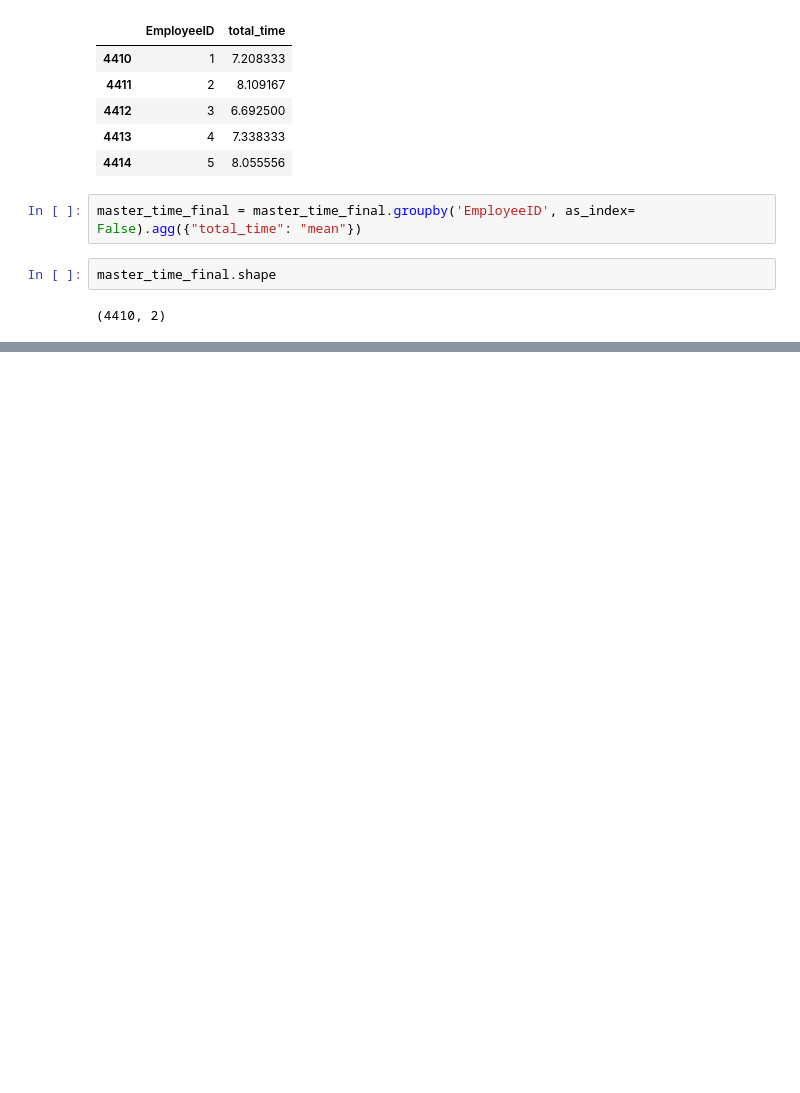
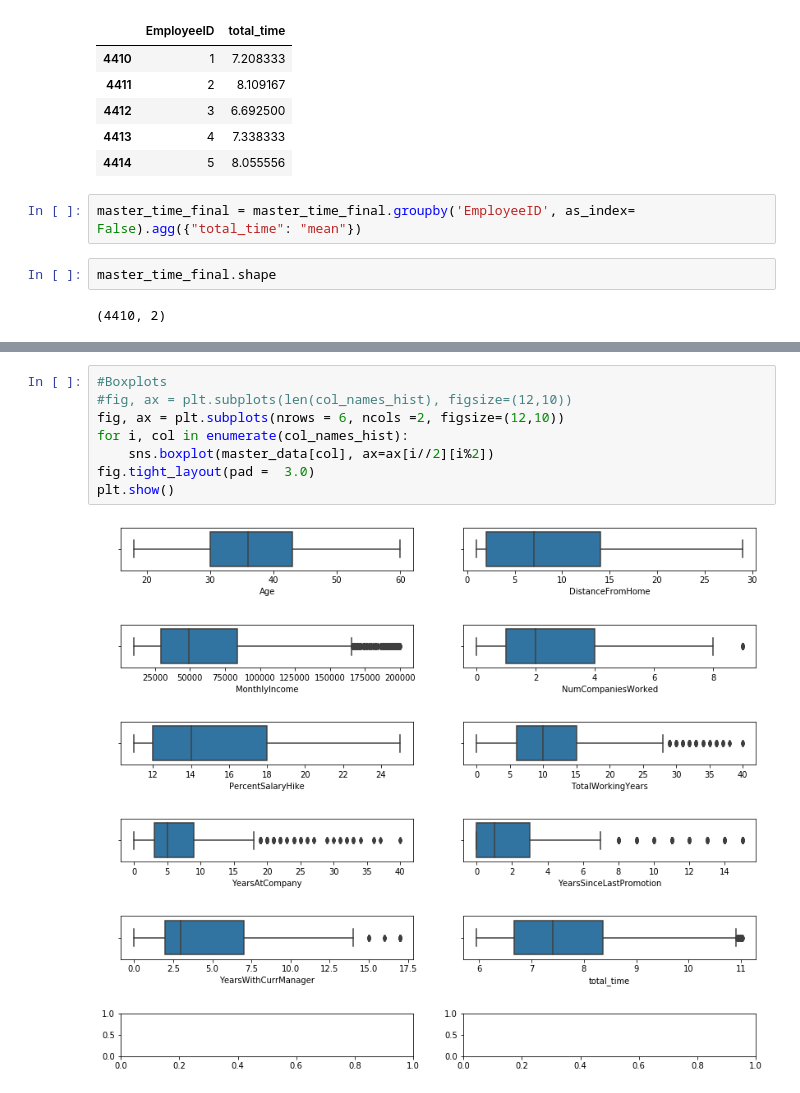
Before and after one commit to hst22/Employee-Attrition-Analysis, a Jupyter notebook: Employee_Attrition_Analysis.ipynb, the cells around one changed output, grey strips where cells are left out. Drawn from its saved outputs; the diff is of its cells as text; blank space fills up the shorter version.

```diff
--- a/Employee_Attrition_Analysis.ipynb
+++ b/Employee_Attrition_Analysis.ipynb
@@ -292,0 +369,10 @@ master_data.head()
+# %%
+#Boxplots
+#fig, ax = plt.subplots(len(col_names_hist), figsize=(12,10))
+fig, ax = plt.subplots(nrows = 6, ncols =2, figsize=(12,10))
+for i, col in enumerate(col_names_hist):
+    sns.boxplot(master_data[col], ax=ax[i//2][i%2])
+fig.tight_layout(pad =  3.0)
+plt.show()
+# %% [output]
+[figure, added]
```
Also changed, not shown: parts of 26 cells of this notebook.
